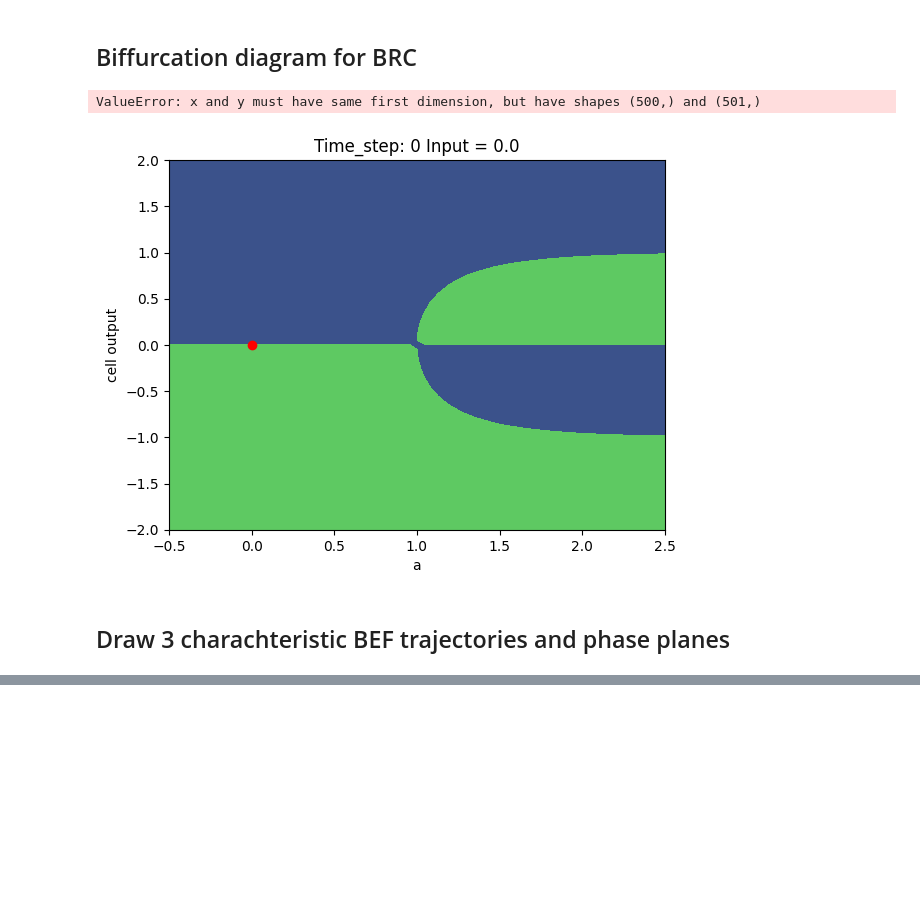
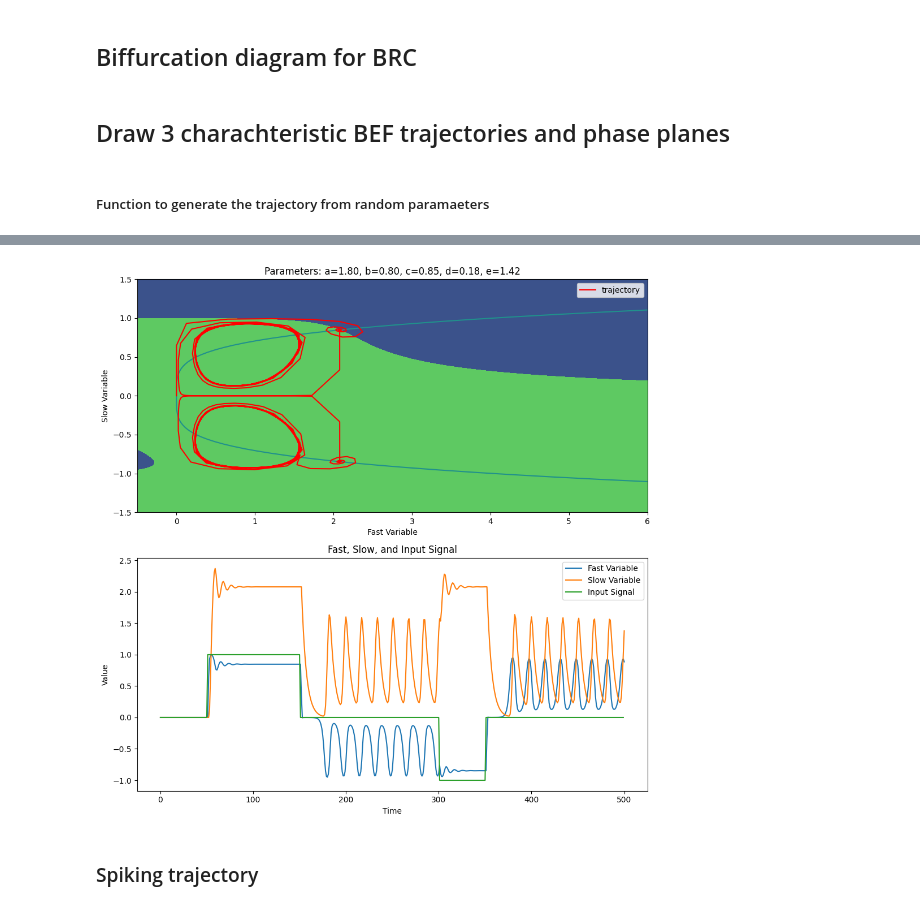
Before and after one commit to gerome-andry/BIO_inspired_RNN, a Jupyter notebook: repport_figure_generation.ipynb, the cells around one changed output, grey strips where cells are left out. Cells and saved outputs as stored; diff of their text form; code cells hidden in the pictures; blank space fills up the shorter version.

Commit message:
Now generates BEF phase plots

```diff
--- a/repport_figure_generation.ipynb
+++ b/repport_figure_generation.ipynb
@@ -105,9 +108,73 @@ def make_BRC_trajectory_plots():
     ax.plot(a_t[-1], trajectory[-1], 'ro')
     fig.savefig(figures_directory_path + "/BRC_trajectory.pdf",)
 
-make_BRC_trajectory_plots()
+#make_BRC_trajectory_plots()
-# %% [output]
-ValueError: x and y must have same first dimension, but have shapes (500,) and (501,)
-[figure, removed]
 # %% [markdown]
 ## Draw 3 charachteristic BEF trajectories and phase planes
+# %% [markdown]
+##### Function to generate the trajectory from random paramaeters
+# %%
+def update_BEF_plots_random(button):
+    def BEF_transition(hf, hs, pars,input = 0):
+        # size (B, V)
+        a,b,c,d,e = pars['a'],pars['b'],pars['c'],pars['d'],pars['e']
+        hfn = hf * (1-c) + c*torch.tanh(input  + (a + b*hf**2 - hs)*hf) #0 input response
+        hsn = hs*(1-d) + d*(e*hf)**4
+        return hfn, hsn
+
+    clear_output(wait=True)
+
+    a = np.random.uniform(0, 2)
+    b = np.random.uniform(0, 3)
+    c = np.random.uniform(0.3, 1)
+    d = np.random.uniform(0.03, 0.3)
+    e = np.random.uniform(0, 2)
+
+    pars = {'a': a, 'b': b, 'c': c, 'd': d, 'e': e}
+
+    fig, axs = plt.subplots(2, 1, figsize=(10, 10))
+
+    ### parameters to generate a trajectory
+    trajectory_times_steps = 500
+    trajectory = [[torch.tensor(0),torch.tensor(0)]]
+    input_amplitude = 1
+    input_signal = input_amplitude * pulse(np.arange(trajectory_times_steps),50,150)
+    input_signal = input_signal  - pulse(np.arange(trajectory_times_steps),300,350)
+
+
+    # Phase portrait and trajectory plot
+    hfs = torch.meshgrid(torch.linspace(-1.5,1.5, 100), torch.linspace(-.5,6,100), indexing = 'ij')
+    hfs = torch.cat((hfs[0].unsqueeze(0), hfs[1].unsqueeze(0)))
+    hfn, hsn = BEF_transition(hfs[0], hfs[1], pars, input_amplitude)
+    axs[0].contourf(hfs[1], hfs[0], hfn - hfs[0], 0)
+    axs[0].contour(hfs[1], hfs[0], hsn - hfs[1], 0)
+    axs[0].set_title(f'Parameters: a={a:.2f}, b={b:.2f}, c={c:.2f}, d={d:.2f}, e={e:.2f}')
+    axs[0].set_xlabel('Fast Variable')
+    axs[0].set_ylabel('Slow Variable')
+
+    ## generate the trajectory
+    for i in range(trajectory_times_steps):
+        next_fast, next_slow = BEF_transition(trajectory[-1][0], trajectory[-1][1], pars, input=input_signal[i])
+        trajectory.append([next_fast, next_slow])
+    trajectory = np.array(trajectory)
+    axs[0].plot(trajectory[:, 1], trajectory[:, 0], label="trajectory", color="r")
+    axs[0].legend()
+
+    # Fast, slow, and input signal plot
+    axs[1].plot(trajectory[:, 0], label="Fast Variable")
+    axs[1].plot(trajectory[:, 1], label="Slow Variable")
+    axs[1].plot(input_signal, label="Input Signal")
+    axs[1].set_xlabel('Time')
+    axs[1].set_ylabel('Value')
+    axs[1].set_title('Fast, Slow, and Input Signal')
+    axs[1].legend()
+
+    plt.tight_layout()
+    display(button)
+    plt.show()
+
+
+button = widgets.Button(description='Randomize Parameters')
+button.on_click(update_BEF_plots_random)
+display(button)
+# %% [output]
@@ -113,0 +182,3 @@ ValueError: x and y must have same first dimension, but have shapes (500,) and (
+[figure, added]
+# %% [markdown]
+### Spiking trajectory
```
Also changed, not shown: parts of 3 cells of this notebook.
